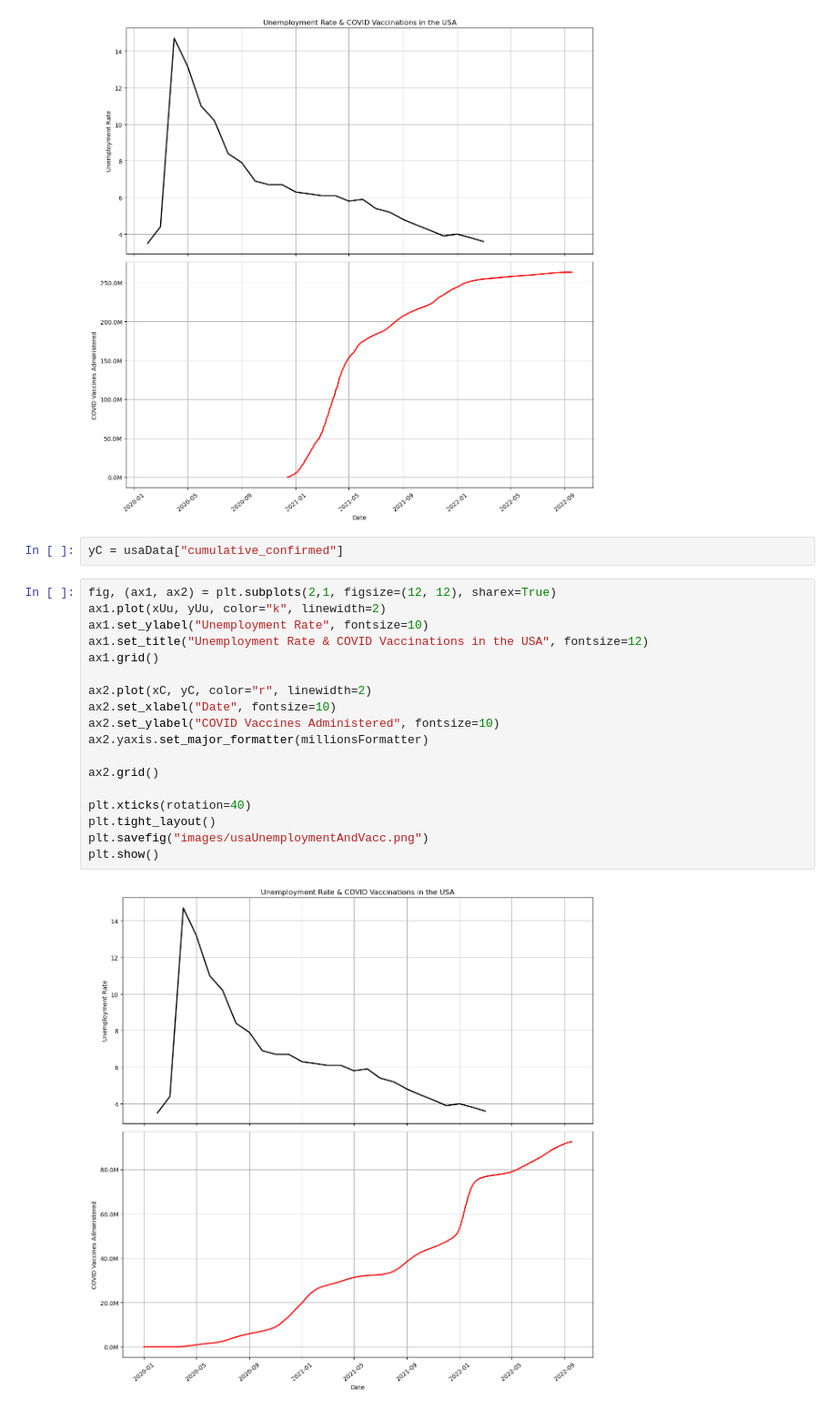
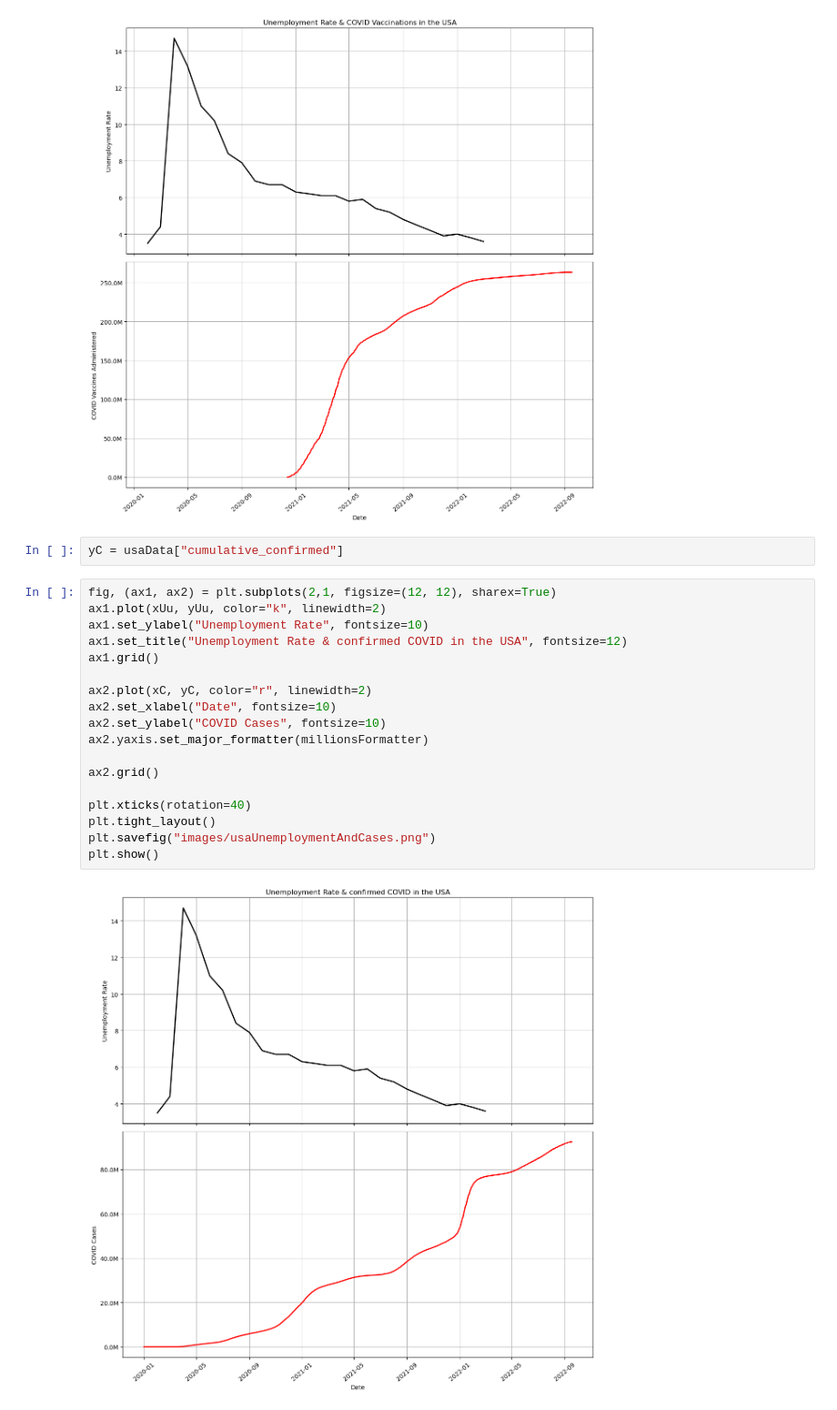
Before and after one commit to devin476/COVID-Birth-Rates, a Jupyter notebook: economics/economic_image_generation.ipynb, the cells around one changed output. Shown at 91% size. Drawn from its saved outputs; the diff is of its cells as text.

```diff
--- a/economics/economic_image_generation.ipynb
+++ b/economics/economic_image_generation.ipynb
@@ -342,25 +342,25 @@ plt.savefig("images/usaUnemploymentAndVacc.png")
 plt.show()
 # %% [output]
 [figure]
-# %%
-yC = usaData["cumulative_confirmed"]
-# %%
-fig, (ax1, ax2) = plt.subplots(2,1, figsize=(12, 12), sharex=True)
-ax1.plot(xUu, yUu, color="k", linewidth=2)
-ax1.set_ylabel("Unemployment Rate", fontsize=10)
-ax1.set_title("Unemployment Rate & COVID Vaccinations in the USA", fontsize=12)
-ax1.grid()
-
-ax2.plot(xC, yC, color="r", linewidth=2)
-ax2.set_xlabel("Date", fontsize=10)
-ax2.set_ylabel("COVID Vaccines Administered", fontsize=10)
-ax2.yaxis.set_major_formatter(millionsFormatter)
-
-ax2.grid()
-
-plt.xticks(rotation=40)
-plt.tight_layout()
-plt.savefig("images/usaUnemploymentAndVacc.png")
-plt.show()
-# %% [output]
-[figure, removed]
+# %%
+yC = usaData["cumulative_confirmed"]
+# %%
+fig, (ax1, ax2) = plt.subplots(2,1, figsize=(12, 12), sharex=True)
+ax1.plot(xUu, yUu, color="k", linewidth=2)
+ax1.set_ylabel("Unemployment Rate", fontsize=10)
+ax1.set_title("Unemployment Rate & confirmed COVID in the USA", fontsize=12)
+ax1.grid()
+
+ax2.plot(xC, yC, color="r", linewidth=2)
+ax2.set_xlabel("Date", fontsize=10)
+ax2.set_ylabel("COVID Cases", fontsize=10)
+ax2.yaxis.set_major_formatter(millionsFormatter)
+
+ax2.grid()
+
+plt.xticks(rotation=40)
+plt.tight_layout()
+plt.savefig("images/usaUnemploymentAndCases.png")
+plt.show()
+# %% [output]
+[figure, added]
```
Also changed, not shown: parts of 4 cells of this notebook, 2 other files.
